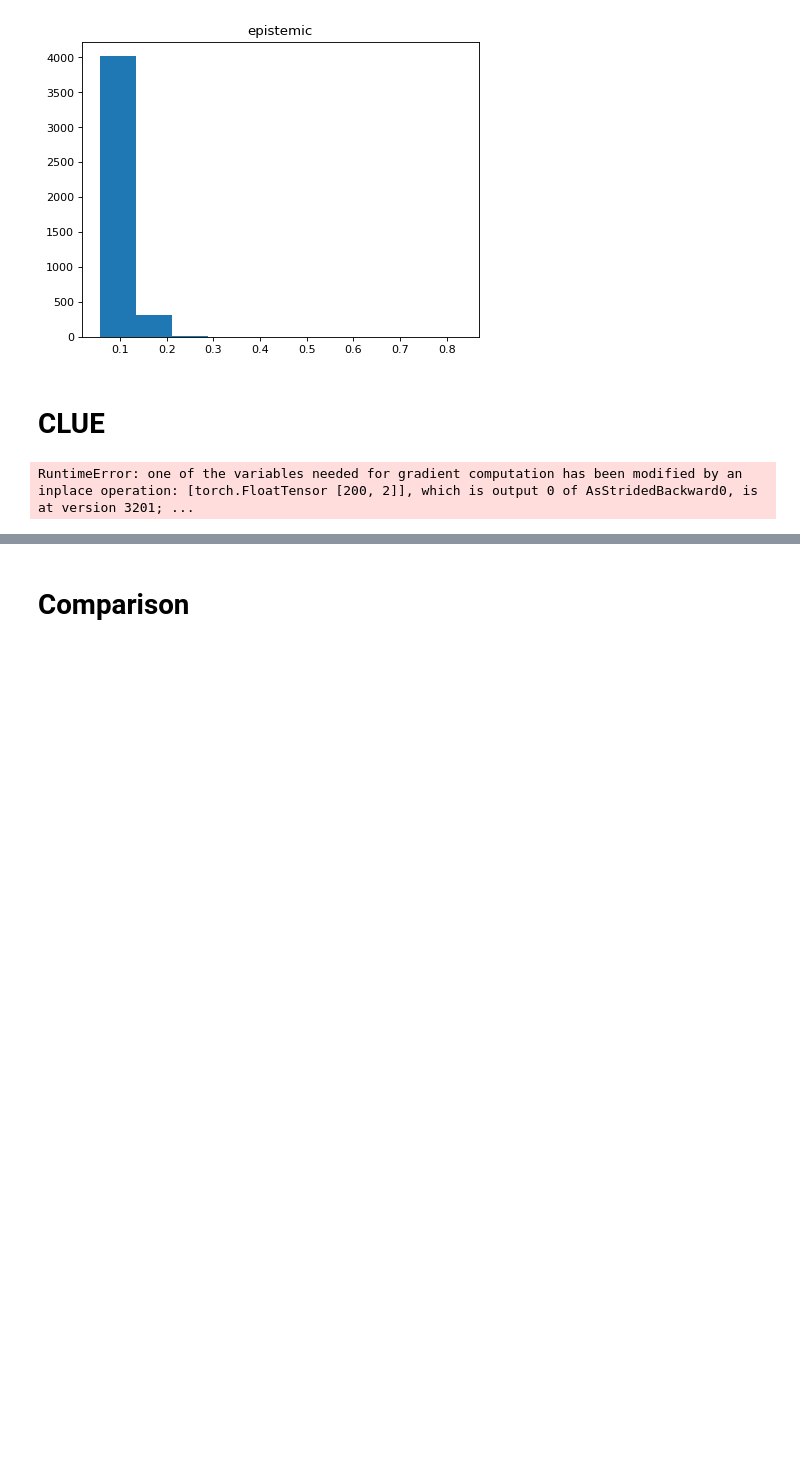
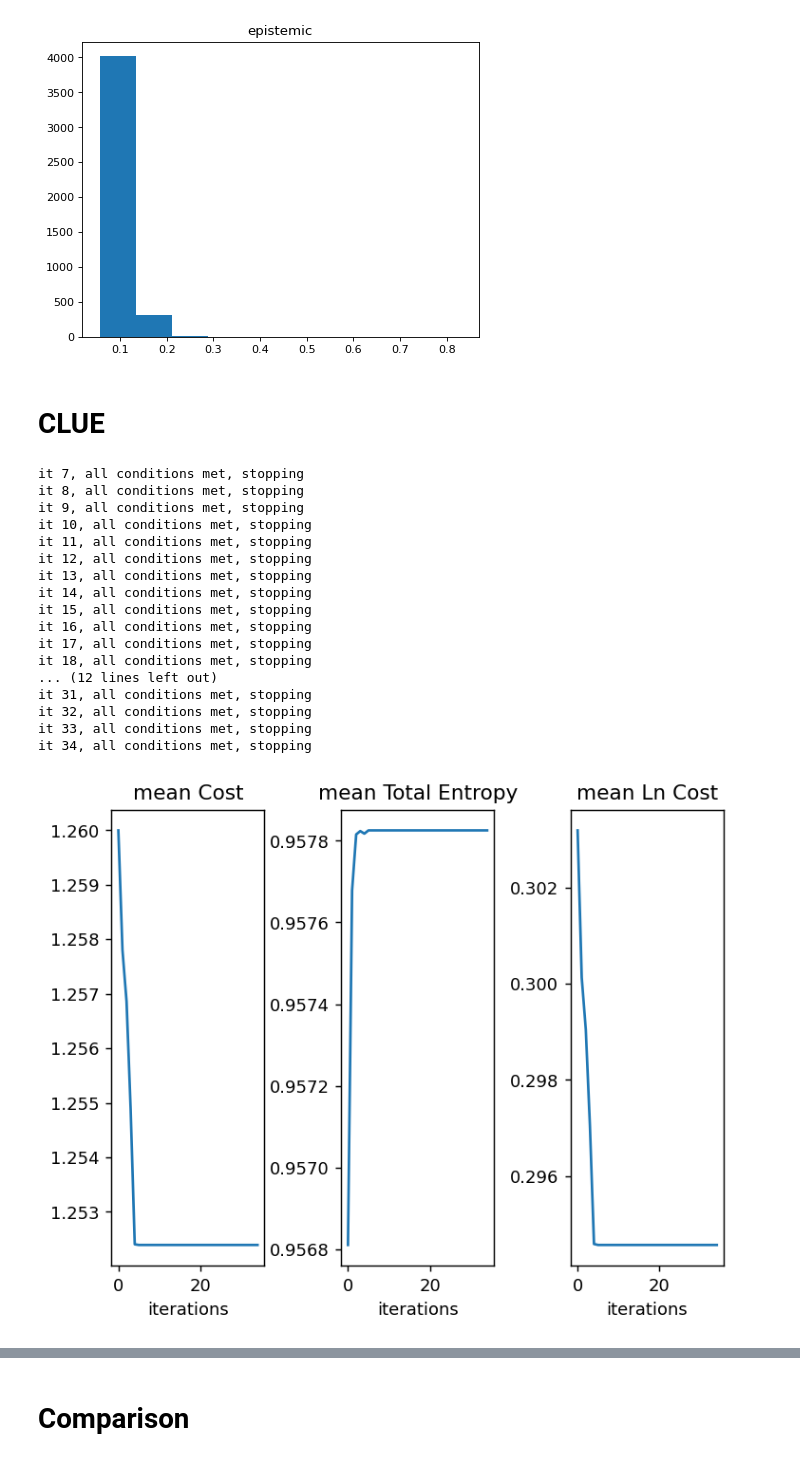
Before and after one commit to lsch0lz/counterfactuals, a Jupyter notebook: examples/lsat_example.ipynb, the cells around one changed output, grey strips where cells are left out. Saved outputs shown, nothing was run; the diff lists cells and outputs as text; code cells hidden in the pictures; blank space fills up the shorter version.

```diff
--- a/examples/lsat_example.ipynb
+++ b/examples/lsat_example.ipynb
@@ -68,5 +68,5 @@ lr = 1e-4
 VAE = GaussianVAE(input_dims, width, depth, latent_dim, pred_sig=False,
                   lr=lr, cuda=cuda, flatten=False)
 
-VAE.load(filename="./../data/saves/_models/theta_best.dat", device=device)
+VAE.load(filename="./../data/saves/fc_preact_VAE_d2_lsat_models/_models/theta_best.dat", device=device)
 # %% [output]
@@ -245,38 +245,55 @@ prediction_similarity_weight = 0
 
 mu_vec, std_vec = bnn_gauss.sample_predict(x_init_batch, 0, grad=False)
 o_uncert, o_aleatoric, o_epistemic = decompose_std_gauss(mu_vec, std_vec)
-desired_preds = mu_vec.mean(dim=0).cpu().numpy()
+desired_preds = mu_vec.mean(dim=0).detach().cpu().numpy()
 
 CLUE_explainer = CLUE(VAE, bnn_gauss, x_init_batch, uncertainty_weight=uncertainty_weight,
                       aleatoric_weight=aleatoric_weight, epistemic_weight=epistemic_weight,
                       prior_weight=0, distance_weight=distance_weight,
                       latent_L2_weight=0, prediction_similarity_weight=prediction_similarity_weight,
                       lr=1e-2, desired_preds=None, cond_mask=None, distance_metric=dist,
                       z_init=z_init_batch, norm_MNIST=False,
                       flatten_BNN=False, regression=True, cuda=False)
 
 torch.autograd.set_detect_anomaly(False)
 
 # clue_instance.optimizer = SGD(self.trainable_params, lr=lr, momentum=0.5, nesterov=True)
 z_vec, x_vec, uncertainty_vec, epistemic_vec, aleatoric_vec, cost_vec, dist_vec = CLUE_explainer.optimise(
     min_steps=3, max_steps=35,
     n_early_stop=3)
 
 fig, axes = plt.subplots(1, 3, dpi=130)
 axes[0].plot(cost_vec.mean(axis=1))
 axes[0].set_title('mean Cost')
 axes[0].set_xlabel('iterations')
 
 axes[1].plot(uncertainty_vec.mean(axis=1))
 axes[1].set_title('mean Total Entropy')
 axes[1].set_xlabel('iterations')
 
 axes[2].plot(dist_vec.mean(axis=1))
 axes[2].set_title('mean Ln Cost')
 axes[2].set_xlabel('iterations')
 
 plt.subplots_adjust(left=None, bottom=None, right=None, top=None, wspace=0.5, hspace=None)
 # %% [output]
-RuntimeError: one of the variables needed for gradient computation has been modified by an inplace operation: [torch.FloatTensor [200, 2]], which is output 0 of AsStridedBackward0, is at version 3201; ...
+it 7, all conditions met, stopping
+it 8, all conditions met, stopping
+it 9, all conditions met, stopping
+it 10, all conditions met, stopping
+it 11, all conditions met, stopping
+it 12, all conditions met, stopping
+it 13, all conditions met, stopping
+it 14, all conditions met, stopping
+it 15, all conditions met, stopping
+it 16, all conditions met, stopping
+it 17, all conditions met, stopping
+it 18, all conditions met, stopping
+... (12 lines left out)
+it 31, all conditions met, stopping
+it 32, all conditions met, stopping
+it 33, all conditions met, stopping
+it 34, all conditions met, stopping
+[figure, added]
 # %%
 
```
Also changed, not shown: parts of 6 cells of this notebook.
